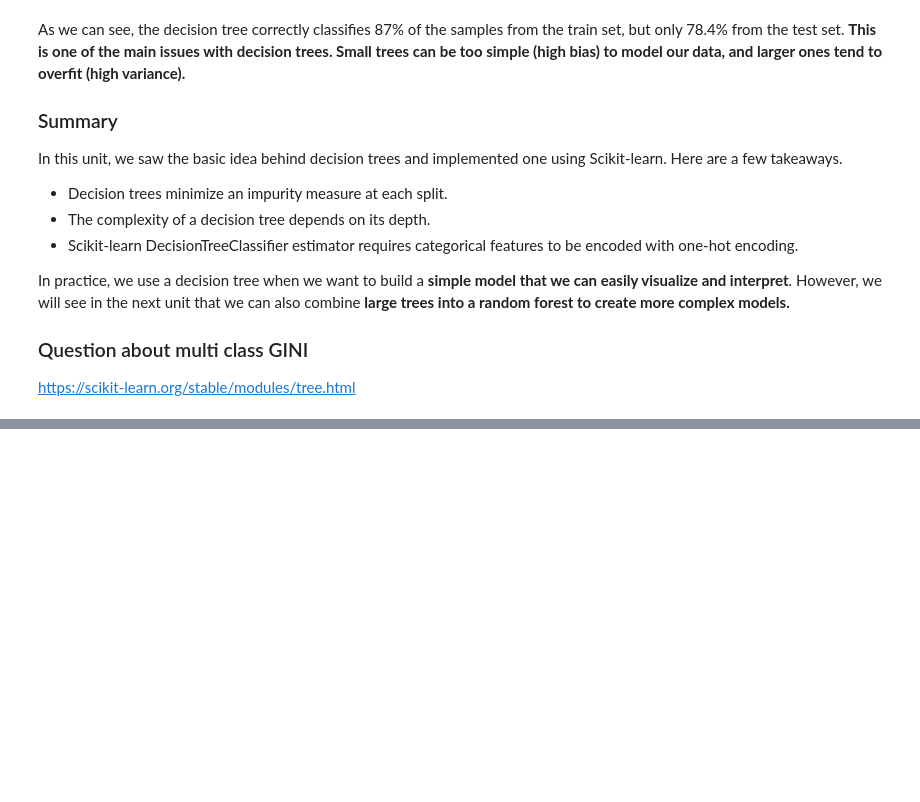
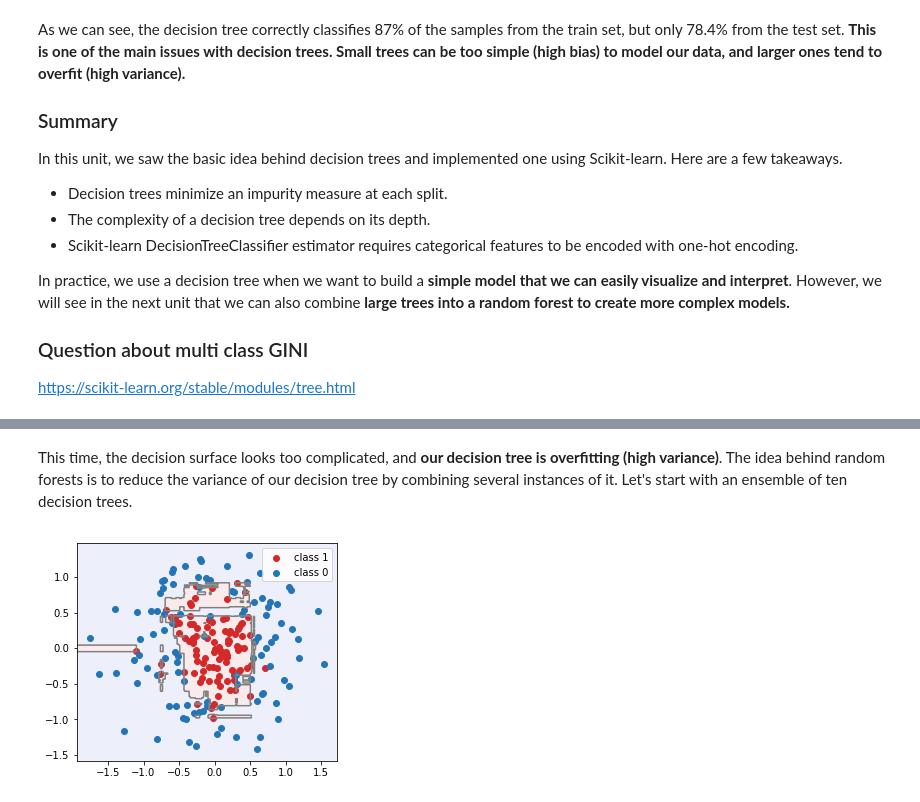
Before and after one commit to LyesOUDINACHE/EPFL-Course, a Jupyter notebook: 4-5 - Decision trees & SVM.ipynb, the cells around one changed output, grey strips where cells are left out. Cells and saved outputs as stored; diff of their text form; code cells hidden in the pictures; blank space fills up the shorter version.

```diff
--- a/4-5 - Decision trees & SVM.ipynb
+++ b/4-5 - Decision trees & SVM.ipynb
@@ -321,0 +454,15 @@ https://scikit-learn.org/stable/modules/tree.html
+# %% [markdown]
+This time, the decision surface looks too complicated, and **our decision tree is overfitting (high variance)**. The idea behind random forests is to reduce the variance of our decision tree by combining several instances of it. Let's start with an ensemble of ten decision trees.
+# %%
+# Create random forest estimator
+rf_10 = RandomForestClassifier(
+    n_estimators=10, max_depth=None, random_state=0)
+
+# Fit estimator
+rf_10.fit(X, y)
+
+# Plot decision surface
+fig, ax = plt.subplots()
+decision_surface(ax, X[:, 0], X[:, 1], y, rf_10)
+# %% [output]
+[figure, added]
```
Also changed, not shown: parts of 65 cells of this notebook, 7 other files.
